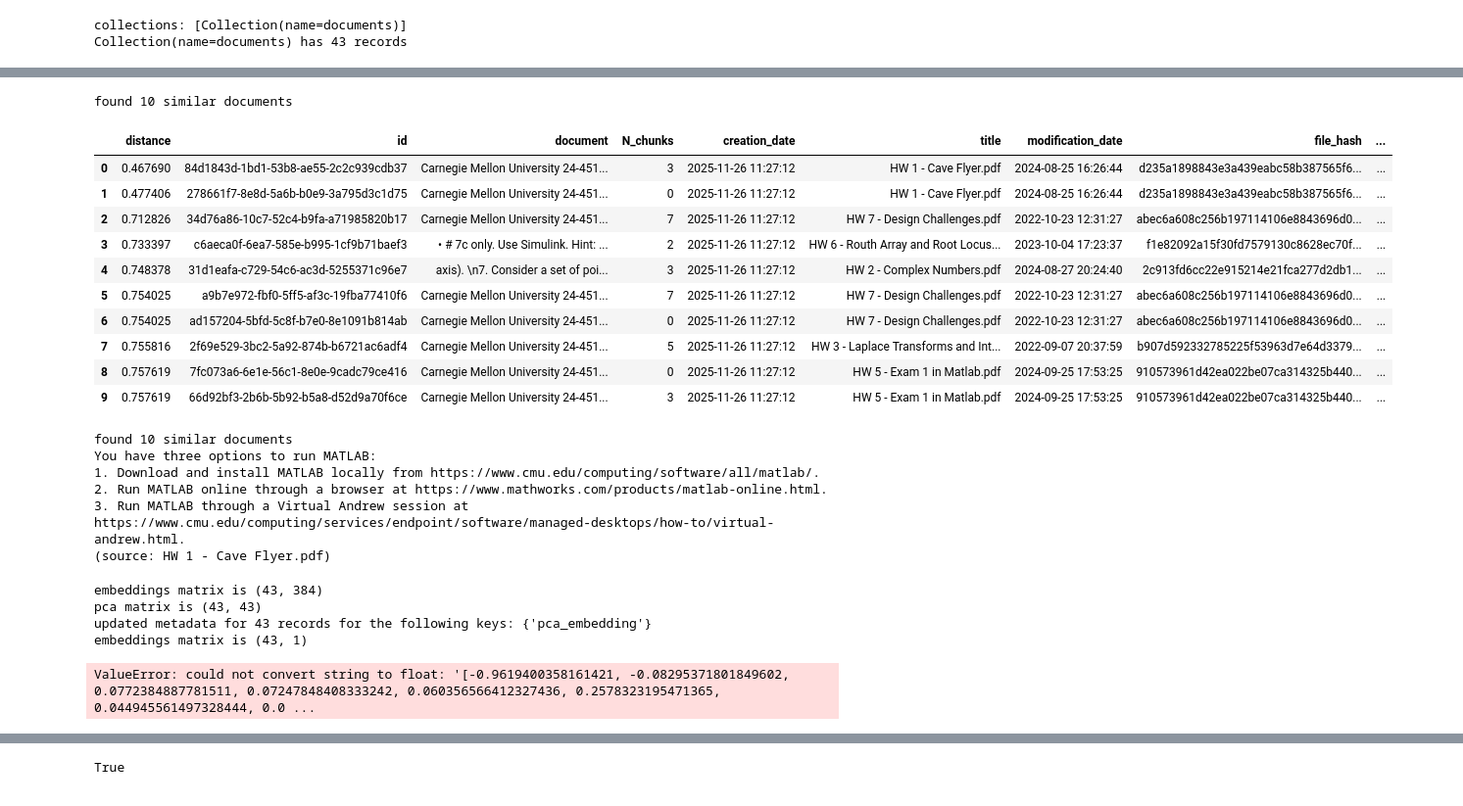
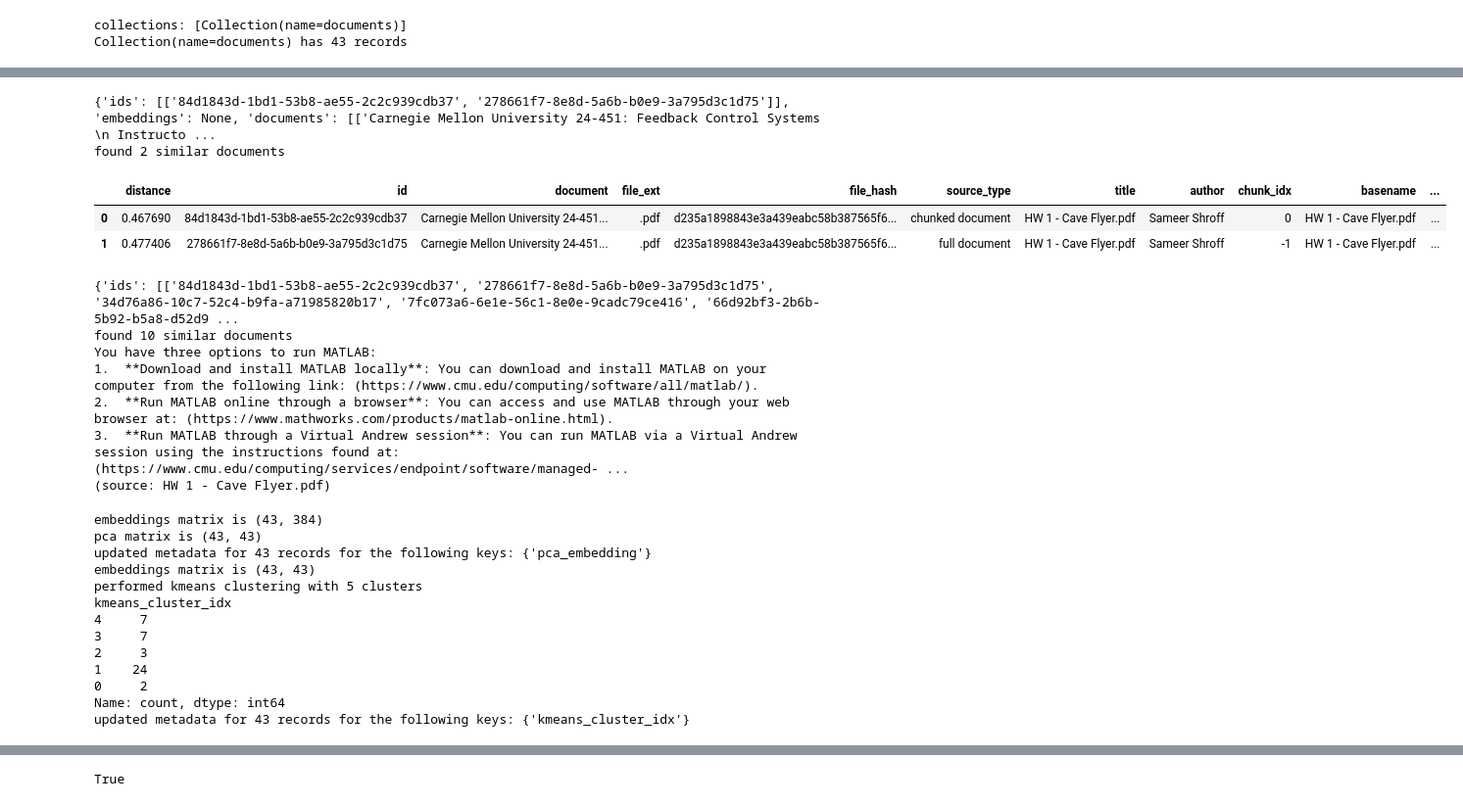
Before and after one commit to Shroff20/rag2, a Jupyter notebook: demo.ipynb, the cells around one changed output, grey strips where cells are left out. Shown at 98% size. Saved outputs shown, nothing was run; the diff lists cells and outputs as text; code cells hidden in the pictures.

```diff
--- a/demo.ipynb
+++ b/demo.ipynb
@@ -11,7 +11,7 @@ importlib.reload(database)
 import pandas as pd
 # %%
 device = "cuda"
-database_folder = "./database_data"
+database_folder = "D:\\tmp\\database_data"
 os.environ["GOOGLE_API_KEY"] = "AIzaSyCp2r7wKvf_aNLc1gxzJTdhLrVAwaS-0WM"
 
 VD = database.VectorDatabase(device, database_folder)
@@ -28,7 +26,7 @@ created collection: Collection(name=documents) with 0 documents
 glob_pattern = os.path.join('.', 'data', '*')
 files = glob.glob(glob_pattern)
 
-for file in files:
-   VD.add_documents(file)
+
+VD.add_documents(files)
 # %% [output]
 parsing [.\data\demo_textfile.txt]
@@ -75,30 +109,24 @@ df_results
 # %%
 query ="how do I install matlab"
-df_results = VD.search(query, k = 10)
+df_results = VD.search(query, k = 2)
 df_results
 # %% [output]
-found 10 similar documents
+{'ids': [['84d1843d-1bd1-53b8-ae55-2c2c939cdb37', '278661f7-8e8d-5a6b-b0e9-3a795d3c1d75']], 'embeddings': None, 'documents': [['Carnegie Mellon University 24-451: Feedback Control Systems \n Instructo ...
+found 2 similar documents
-|  | distance | id | document | N_chunks | creation_date | title | modification_date | file_hash | ... |
-| 0 | 0.467690 | 84d1843d-1bd1-53b8-ae55-2c2c939cdb37 | Carnegie Mellon University 24-451... | 3 | 2025-11-26 11:27:12 | HW 1 - Cave Flyer.pdf | 2024-08-25 16:26:44 | d235a1898843e3a439eabc58b387565f6... | ... |
-| 1 | 0.477406 | 278661f7-8e8d-5a6b-b0e9-3a795d3c1d75 | Carnegie Mellon University 24-451... | 0 | 2025-11-26 11:27:12 | HW 1 - Cave Flyer.pdf | 2024-08-25 16:26:44 | d235a1898843e3a439eabc58b387565f6... | ... |
-| 2 | 0.712826 | 34d76a86-10c7-52c4-b9fa-a71985820b17 | Carnegie Mellon University 24-451... | 7 | 2025-11-26 11:27:12 | HW 7 - Design Challenges.pdf | 2022-10-23 12:31:27 | abec6a608c256b197114106e8843696d0... | ... |
-| 3 | 0.733397 | c6aeca0f-6ea7-585e-b995-1cf9b71baef3 | • # 7c only. Use Simulink. Hint: ... | 2 | 2025-11-26 11:27:12 | HW 6 - Routh Array and Root Locus... | 2023-10-04 17:23:37 | f1e82092a15f30fd7579130c8628ec70f... | ... |
-| 4 | 0.748378 | 31d1eafa-c729-54c6-ac3d-5255371c96e7 | axis). \n7. Consider a set of poi... | 3 | 2025-11-26 11:27:12 | HW 2 - Complex Numbers.pdf | 2024-08-27 20:24:40 | 2c913fd6cc22e915214e21fca277d2db1... | ... |
-| 5 | 0.754025 | a9b7e972-fbf0-5ff5-af3c-19fba77410f6 | Carnegie Mellon University 24-451... | 7 | 2025-11-26 11:27:12 | HW 7 - Design Challenges.pdf | 2022-10-23 12:31:27 | abec6a608c256b197114106e8843696d0... | ... |
-| 6 | 0.754025 | ad157204-5bfd-5c8f-b7e0-8e1091b814ab | Carnegie Mellon University 24-451... | 0 | 2025-11-26 11:27:12 | HW 7 - Design Challenges.pdf | 2022-10-23 12:31:27 | abec6a608c256b197114106e8843696d0... | ... |
-| 7 | 0.755816 | 2f69e529-3bc2-5a92-874b-b6721ac6adf4 | Carnegie Mellon University 24-451... | 5 | 2025-11-26 11:27:12 | HW 3 - Laplace Transforms and Int... | 2022-09-07 20:37:59 | b907d592332785225f53963d7e64d3379... | ... |
-| 8 | 0.757619 | 7fc073a6-6e1e-56c1-8e0e-9cadc79ce416 | Carnegie Mellon University 24-451... | 0 | 2025-11-26 11:27:12 | HW 5 - Exam 1 in Matlab.pdf | 2024-09-25 17:53:25 | 910573961d42ea022be07ca314325b440... | ... |
-| 9 | 0.757619 | 66d92bf3-2b6b-5b92-b5a8-d52d9a70f6ce | Carnegie Mellon University 24-451... | 3 | 2025-11-26 11:27:12 | HW 5 - Exam 1 in Matlab.pdf | 2024-09-25 17:53:25 | 910573961d42ea022be07ca314325b440... | ... |
+|  | distance | id | document | file_ext | file_hash | source_type | title | author | chunk_idx | basename | ... |
+| 0 | 0.467690 | 84d1843d-1bd1-53b8-ae55-2c2c939cdb37 | Carnegie Mellon University 24-451... | .pdf | d235a1898843e3a439eabc58b387565f6... | chunked document | HW 1 - Cave Flyer.pdf | Sameer Shroff | 0 | HW 1 - Cave Flyer.pdf | ... |
+| 1 | 0.477406 | 278661f7-8e8d-5a6b-b0e9-3a795d3c1d75 | Carnegie Mellon University 24-451... | .pdf | d235a1898843e3a439eabc58b387565f6... | full document | HW 1 - Cave Flyer.pdf | Sameer Shroff | -1 | HW 1 - Cave Flyer.pdf | ... |
 # %%
 query ="what options do I have to install matlab in detail"
 response = VD.query(query, k = 10)
 print(response.content)
 # %% [output]
+{'ids': [['84d1843d-1bd1-53b8-ae55-2c2c939cdb37', '278661f7-8e8d-5a6b-b0e9-3a795d3c1d75', '34d76a86-10c7-52c4-b9fa-a71985820b17', '7fc073a6-6e1e-56c1-8e0e-9cadc79ce416', '66d92bf3-2b6b-5b92-b5a8-d52d9 ...
 found 10 similar documents
 You have three options to run MATLAB:
-1. Download and install MATLAB locally from https://www.cmu.edu/computing/software/all/matlab/.
-2. Run MATLAB online through a browser at https://www.mathworks.com/products/matlab-online.html.
-3. Run MATLAB through a Virtual Andrew session at https://www.cmu.edu/computing/services/endpoint/software/managed-desktops/how-to/virtual-andrew.html.
+1.  **Download and install MATLAB locally**: You can download and install MATLAB on your computer from the following link: (https://www.cmu.edu/computing/software/all/matlab/).
+2.  **Run MATLAB online through a browser**: You can access and use MATLAB through your web browser at: (https://www.mathworks.com/products/matlab-online.html).
+3.  **Run MATLAB through a Virtual Andrew session**: You can run MATLAB via a Virtual Andrew session using the instructions found at: (https://www.cmu.edu/computing/services/endpoint/software/managed- ...
 (source: HW 1 - Cave Flyer.pdf)
 # %%
 import source.cluster as cluster_analysis
@@ -116,8 +144,16 @@ df = VD.get(keep_cols = ['id', 'kmeans_cluster_idx', 'pca_embedding'])
 embeddings matrix is (43, 384)
 pca matrix is (43, 43)
 updated metadata for 43 records for the following keys: {'pca_embedding'}
-embeddings matrix is (43, 1)
+embeddings matrix is (43, 43)
+performed kmeans clustering with 5 clusters
+kmeans_cluster_idx
+4     7
+3     7
+2     3
+1    24
+0     2
+Name: count, dtype: int64
+updated metadata for 43 records for the following keys: {'kmeans_cluster_idx'}
-ValueError: could not convert string to float: '[-0.9619400358161421, -0.08295371801849602, 0.0772384887781511, 0.07247848408333242, 0.060356566412327436, 0.2578323195471365, 0.044945561497328444, 0.0 ...
 # %%
 df = VD.get(keep_cols = ['id', 'kmeans_cluster_idx', 'pca_embedding'])
 df
```
Also changed, not shown: parts of 11 cells of this notebook, 2 other files.
